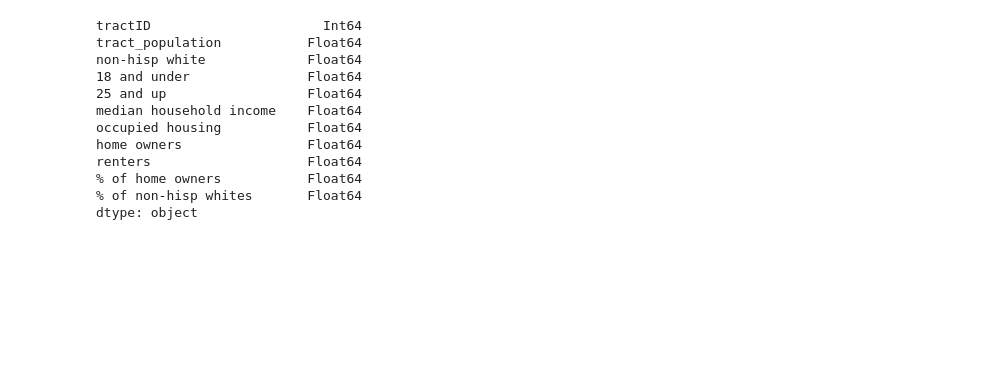
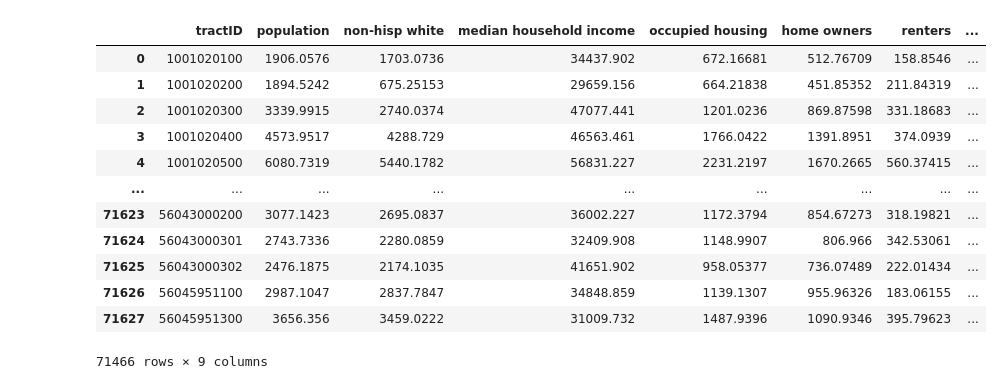
Before and after one commit to IndigoJones02/Uprooted, a Jupyter notebook: Untitled.ipynb, the cells around one changed output. Drawn from its saved outputs; the diff is of its cells as text; code cells hidden in the pictures; blank space fills up the shorter version.

```diff
--- a/Untitled.ipynb
+++ b/Untitled.ipynb
@@ -124,48 +222,59 @@ def dtype_conversion(df, col):
             df.at[count, col] = float(cell)
         count += 1
 
     return df.convert_dtypes()
 
 
 ltdb = pd.DataFrame({'tractID': data3['trtid10'],
-                        'tract_population': data3['l_total'],
+                        'population': data3['l_total'],
                         'non-hisp white': data3['l_nhw'],
                         'median household income': data3['l_medhhinc'],
                         'occupied housing': data3['l_occunit'],
                         'home owners': data3['l_ownerocc'],
                         'renters': data3['l_renterocc'],
                         '% of home owners': data3['l_pctowner'],
                         '% of non-hisp whites': data3['l_pctnhw']})
 # display(ltdb.head(10))
 
 ltdb = dtype_conversion(ltdb, 'median household income')
 
 dp = pd.DataFrame({'tractID': data3['trtid10'],
-                        'tract_population': data3['total'],
+                        'population': data3['total'],
                         'non-hisp white': data3['nhw'],
                         'median household income': data3['medhhinc'],
                         'occupied housing': data3['occunit'],
                         'home owners': data3['ownerocc'],
                         'renters': data3['renterocc'],
                         '% of home owners': data3['pctowner'],
                         '% of non-hisp whites': data3['pctnhw']})
 
 
 dp = dtype_conversion(dp, 'median household income')
-print(dp.dtypes)
+# display(dp.drop_duplicates(subset=['tractID']))
+
+m_t, m_p = [], []
+total = 0
+for i in range(len(dp)):
+    m_t.append((dp['population'][i]-dp['non-hisp white'][i]))
+
+
+
+
+display(dp)
 # %% [output]
+|  | tractID | population | non-hisp white | median household income | occupied housing | home owners | renters | ... |
+| 0 | 1001020100 | 1906.0576 | 1703.0736 | 34437.902 | 672.16681 | 512.76709 | 158.8546 | ... |
+| 1 | 1001020200 | 1894.5242 | 675.25153 | 29659.156 | 664.21838 | 451.85352 | 211.84319 | ... |
+| 2 | 1001020300 | 3339.9915 | 2740.0374 | 47077.441 | 1201.0236 | 869.87598 | 331.18683 | ... |
+| 3 | 1001020400 | 4573.9517 | 4288.729 | 46563.461 | 1766.0422 | 1391.8951 | 374.0939 | ... |
+| 4 | 1001020500 | 6080.7319 | 5440.1782 | 56831.227 | 2231.2197 | 1670.2665 | 560.37415 | ... |
+| ... | ... | ... | ... | ... | ... | ... | ... | ... |
+| 71623 | 56043000200 | 3077.1423 | 2695.0837 | 36002.227 | 1172.3794 | 854.67273 | 318.19821 | ... |
+| 71624 | 56043000301 | 2743.7336 | 2280.0859 | 32409.908 | 1148.9907 | 806.966 | 342.53061 | ... |
+| 71625 | 56043000302 | 2476.1875 | 2174.1035 | 41651.902 | 958.05377 | 736.07489 | 222.01434 | ... |
+| 71626 | 56045951100 | 2987.1047 | 2837.7847 | 34848.859 | 1139.1307 | 955.96326 | 183.06155 | ... |
+| 71627 | 56045951300 | 3656.356 | 3459.0222 | 31009.732 | 1487.9396 | 1090.9346 | 395.79623 | ... |
-tractID                      Int64
-tract_population           Float64
-non-hisp white             Float64
-18 and under               Float64
-25 and up                  Float64
-median household income    Float64
-occupied housing           Float64
-home owners                Float64
-renters                    Float64
-% of home owners           Float64
-% of non-hisp whites       Float64
-dtype: object
+71466 rows × 9 columns
 # %%
 
 path4 = "/Users/hbcuc2-miles/Desktop/Gen-Datasets/LTDB-Stats/LTDB_County_2010_Global_Neighborhood.csv"
```
Also changed, not shown: parts of 25 cells of this notebook.
